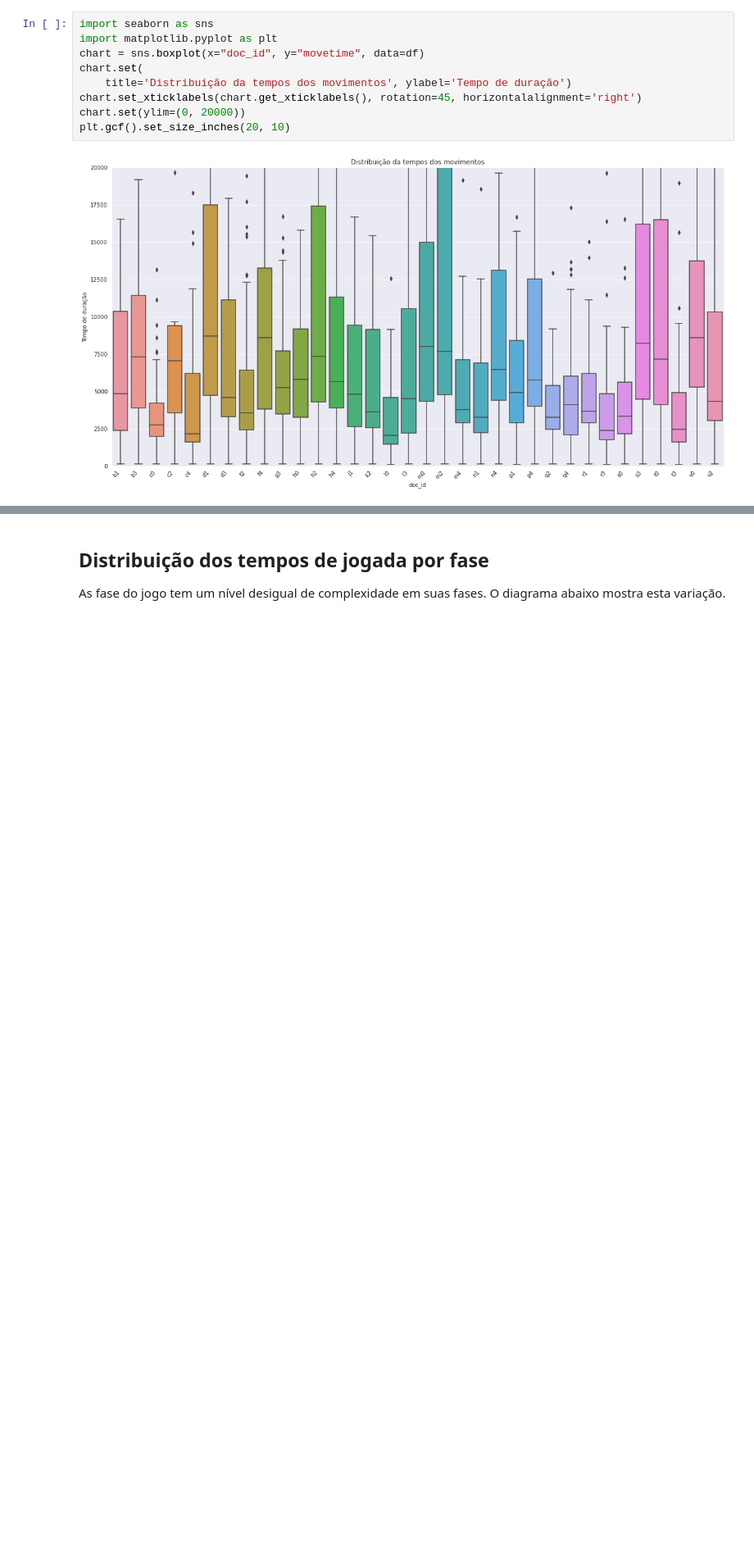
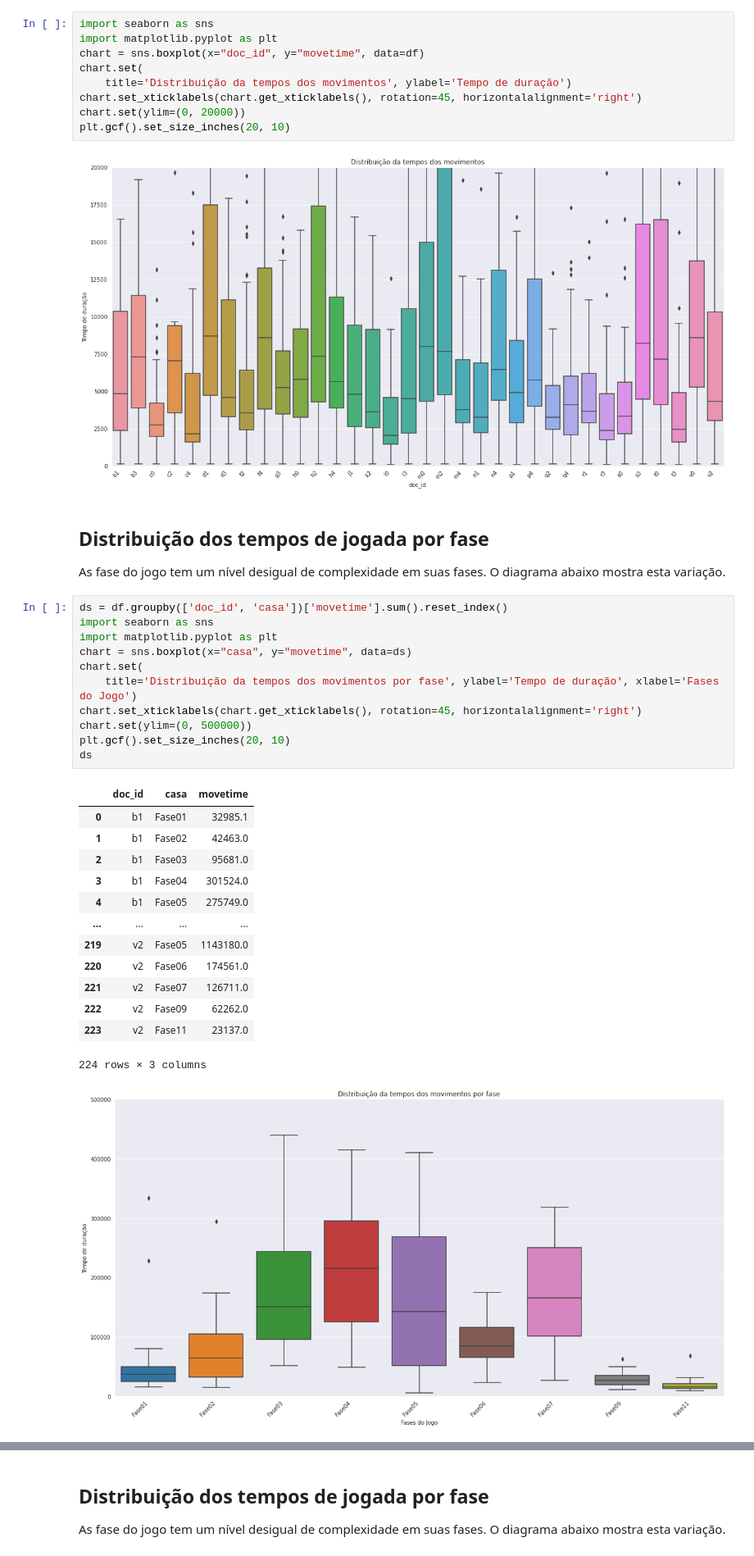
Before and after one commit to labase/data_edu, a Jupyter notebook: ipnb/organelas.ipynb, the cells around one changed output, grey strips where cells are left out. Shown at 82% size. Saved outputs shown, nothing was run; the diff lists cells and outputs as text; blank space fills up the shorter version.

```diff
--- a/ipnb/organelas.ipynb
+++ b/ipnb/organelas.ipynb
@@ -228,3 +219,32 @@ chart.set(ylim=(0, 20000))
 plt.gcf().set_size_inches(20, 10)
 # %% [output]
 [figure]
+# %% [markdown]
+## Distribuição dos tempos de jogada por fase
+As fase do jogo tem um nível desigual de complexidade em suas fases. O diagrama abaixo mostra esta variação.
+# %%
+ds = df.groupby(['doc_id', 'casa'])['movetime'].sum().reset_index()
+import seaborn as sns
+import matplotlib.pyplot as plt
+chart = sns.boxplot(x="casa", y="movetime", data=ds)
+chart.set(
+    title='Distribuição da tempos dos movimentos por fase', ylabel='Tempo de duração', xlabel='Fases do Jogo')
+chart.set_xticklabels(chart.get_xticklabels(), rotation=45, horizontalalignment='right')
+chart.set(ylim=(0, 500000))
+plt.gcf().set_size_inches(20, 10)
+ds
+# %% [output]
+|  | doc_id | casa | movetime |
+| 0 | b1 | Fase01 | 32985.1 |
+| 1 | b1 | Fase02 | 42463.0 |
+| 2 | b1 | Fase03 | 95681.0 |
+| 3 | b1 | Fase04 | 301524.0 |
+| 4 | b1 | Fase05 | 275749.0 |
+| ... | ... | ... | ... |
+| 219 | v2 | Fase05 | 1143180.0 |
+| 220 | v2 | Fase06 | 174561.0 |
+| 221 | v2 | Fase07 | 126711.0 |
+| 222 | v2 | Fase09 | 62262.0 |
+| 223 | v2 | Fase11 | 23137.0 |
+224 rows × 3 columns
+[figure, added]
```
Also changed, not shown: parts of 56 cells of this notebook.
